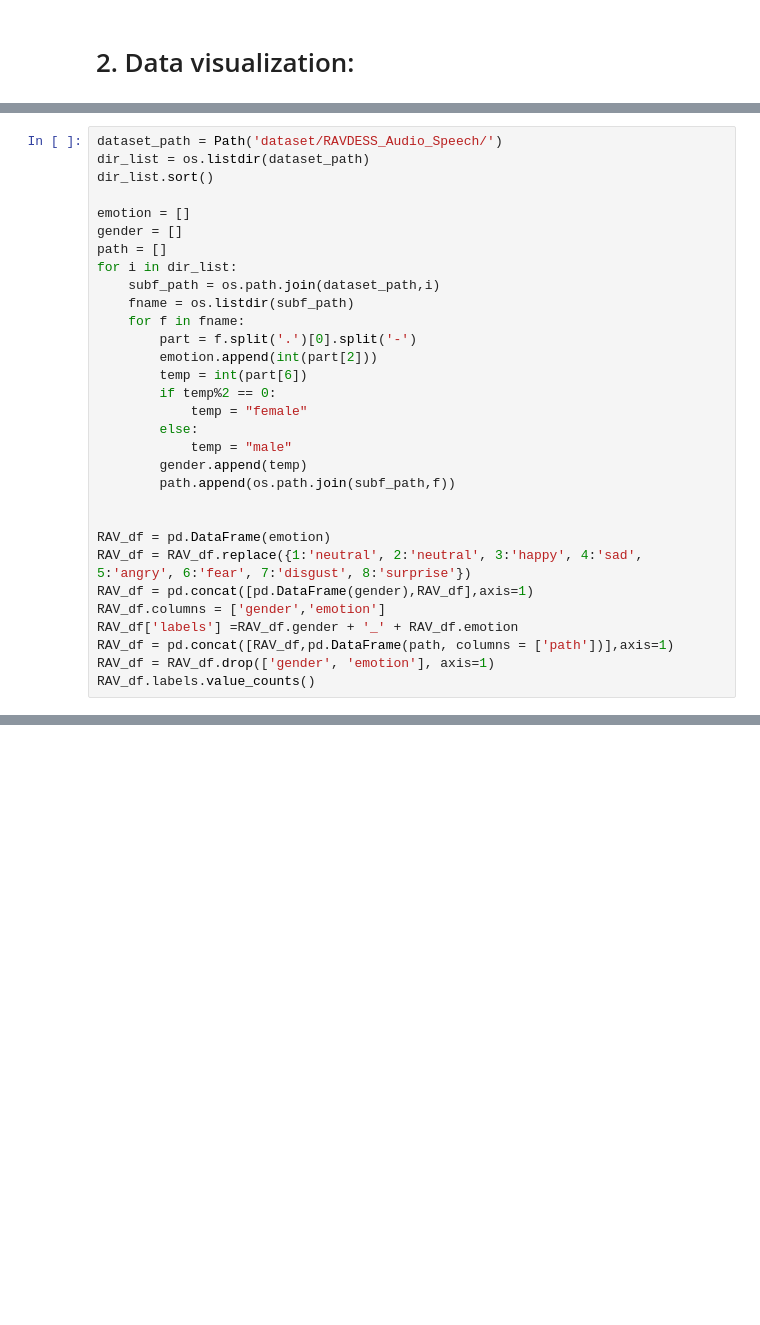
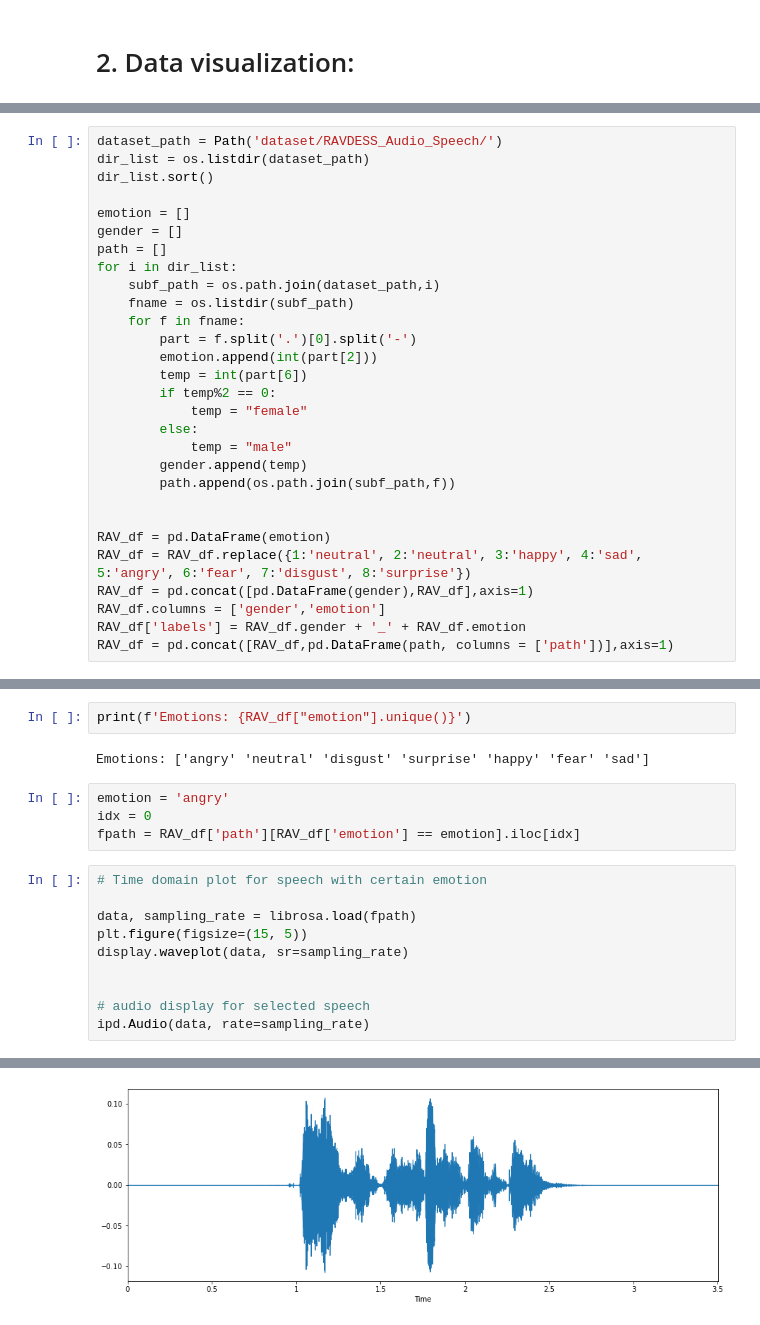
Before and after one commit to TulioChiodi/AEmotion, a Jupyter notebook: preprocessing.ipynb, the cells around one changed output, grey strips where cells are left out. Drawn from its saved outputs; the diff is of its cells as text; blank space fills up the shorter version.

Commit message:
data visualization with mfcc and mfcc mean, custom pandas dataframe is saved as csv file

```diff
--- a/preprocessing.ipynb
+++ b/preprocessing.ipynb
@@ -106,7 +108,5 @@ RAV_df = pd.DataFrame(emotion)
 RAV_df = RAV_df.replace({1:'neutral', 2:'neutral', 3:'happy', 4:'sad', 5:'angry', 6:'fear', 7:'disgust', 8:'surprise'})
 RAV_df = pd.concat([pd.DataFrame(gender),RAV_df],axis=1)
 RAV_df.columns = ['gender','emotion']
-RAV_df['labels'] =RAV_df.gender + '_' + RAV_df.emotion
+RAV_df['labels'] = RAV_df.gender + '_' + RAV_df.emotion
 RAV_df = pd.concat([RAV_df,pd.DataFrame(path, columns = ['path'])],axis=1)
-RAV_df = RAV_df.drop(['gender', 'emotion'], axis=1)
-RAV_df.labels.value_counts()
@@ -128,0 +156,19 @@ Name: labels, dtype: int64
+# %%
+print(f'Emotions: {RAV_df["emotion"].unique()}')
+# %% [output]
+Emotions: ['angry' 'neutral' 'disgust' 'surprise' 'happy' 'fear' 'sad']
+# %%
+emotion = 'angry'
+idx = 0
+fpath = RAV_df['path'][RAV_df['emotion'] == emotion].iloc[idx]
+# %%
+# Time domain plot for speech with certain emotion
+
+data, sampling_rate = librosa.load(fpath)
+plt.figure(figsize=(15, 5))
+display.waveplot(data, sr=sampling_rate)
+
+
+# audio display for selected speech
+ipd.Audio(data, rate=sampling_rate)
+# %% [output]
@@ -128,0 +176 @@ Name: labels, dtype: int64
+[figure, added]
```
Also changed, not shown: parts of 18 cells of this notebook, 2 other files.
